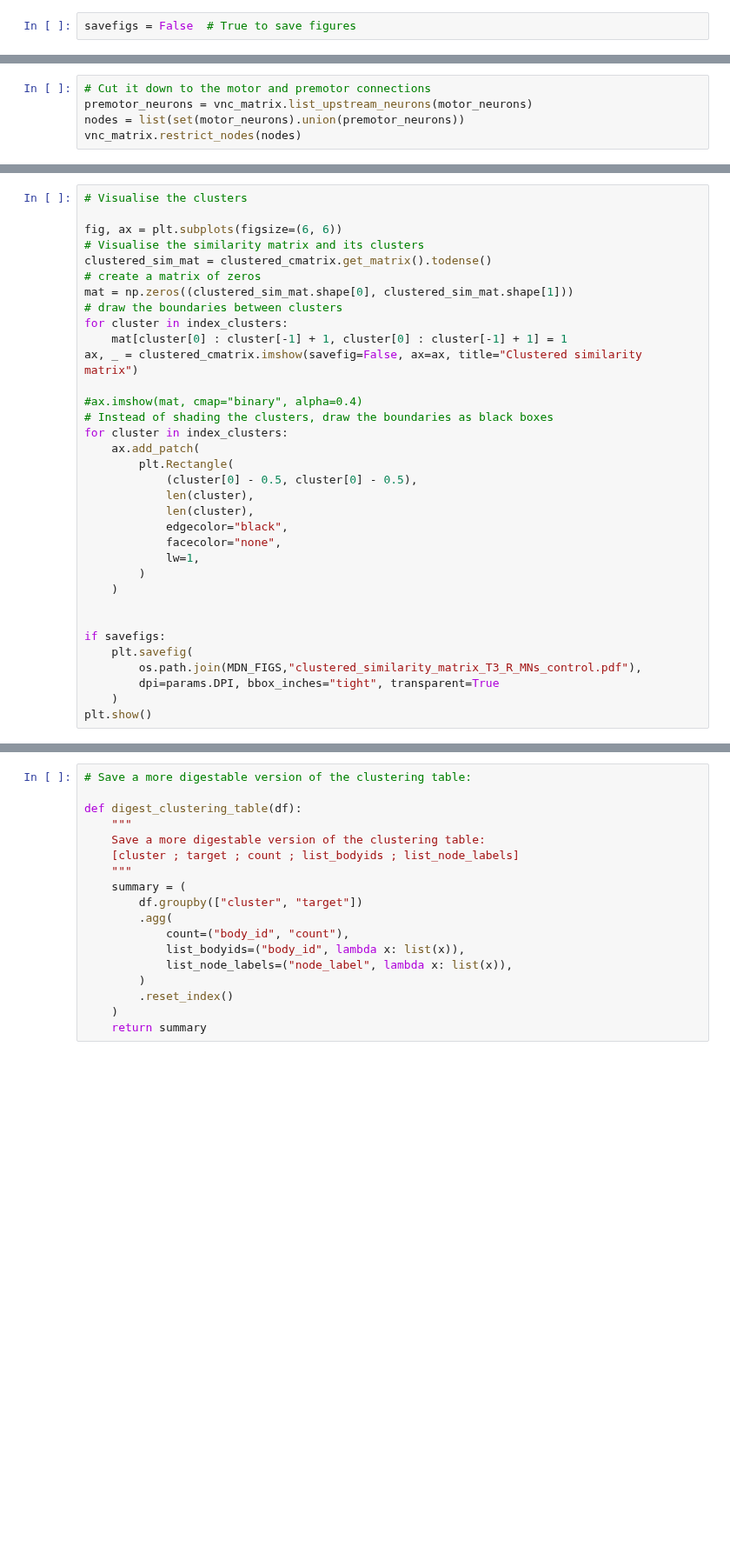
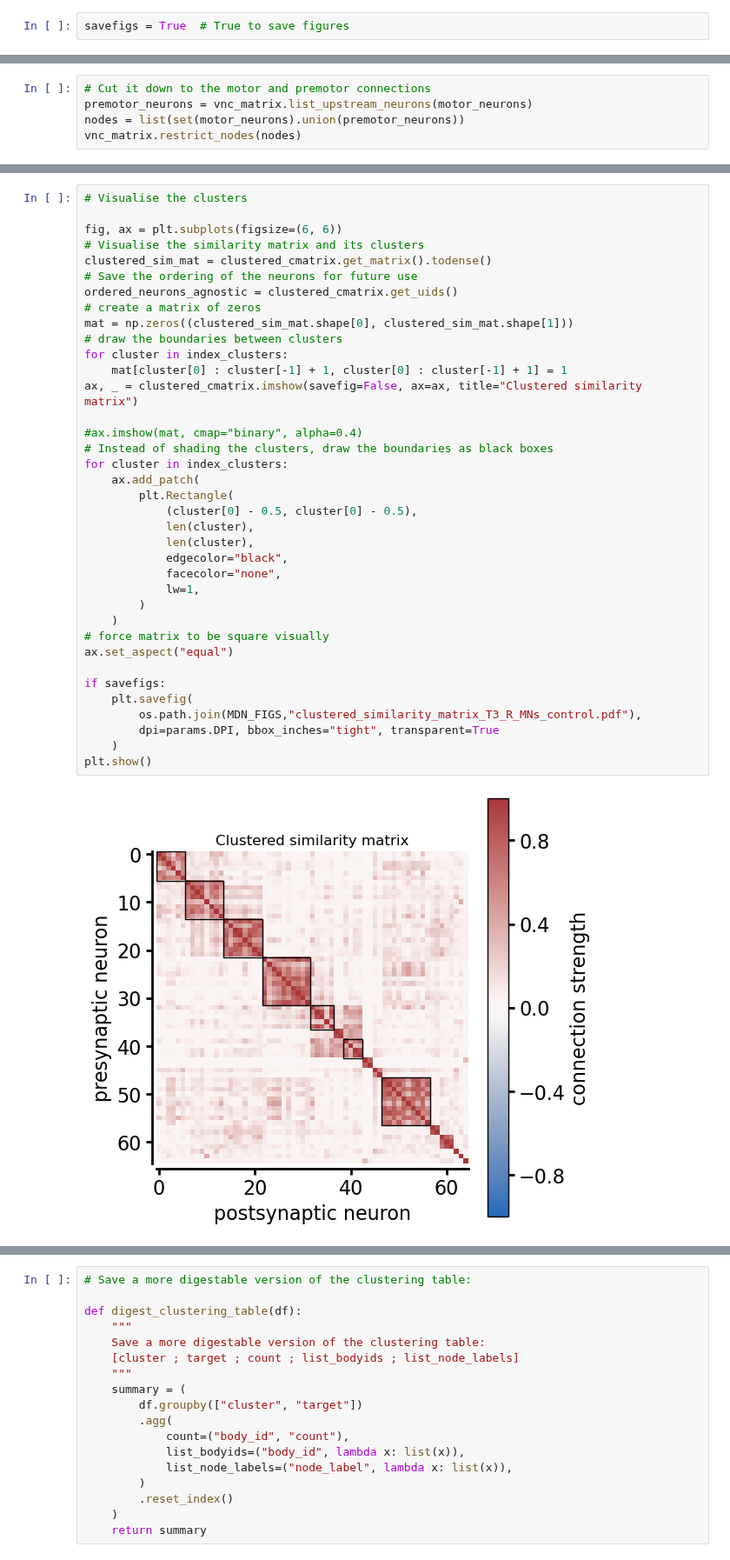
Before and after one commit to NeLy-EPFL/vnc_networks, a Jupyter notebook: scripts/generate_plots/muscle_synergies.ipynb, the cells around one changed output, grey strips where cells are left out. Shown at 87% size. Cells and saved outputs as stored; diff of their text form; blank space fills up the shorter version.

```diff
--- a/scripts/generate_plots/muscle_synergies.ipynb
+++ b/scripts/generate_plots/muscle_synergies.ipynb
@@ -34,7 +35,7 @@ FIG_DIR = MANC(manc_version).get_fig_dir()
 MDN_FIGS = os.path.join(FIG_DIR, MDN_DIR)
 os.makedirs(MDN_FIGS, exist_ok=True)
 # %%
-savefigs = False  # True to save figures
+savefigs = True  # True to save figures
 # %%
 CR = MANC(manc_version)
 split_mdn_vnc = mdn_helper.get_vnc_split_MDNs_by_neuropil(
@@ -156,34 +163,39 @@ vnc_matrix.restrict_nodes(nodes)
 fig, ax = plt.subplots(figsize=(6, 6))
 # Visualise the similarity matrix and its clusters
 clustered_sim_mat = clustered_cmatrix.get_matrix().todense()
+# Save the ordering of the neurons for future use
+ordered_neurons_agnostic = clustered_cmatrix.get_uids()
 # create a matrix of zeros
 mat = np.zeros((clustered_sim_mat.shape[0], clustered_sim_mat.shape[1]))
 # draw the boundaries between clusters
 for cluster in index_clusters:
     mat[cluster[0] : cluster[-1] + 1, cluster[0] : cluster[-1] + 1] = 1
 ax, _ = clustered_cmatrix.imshow(savefig=False, ax=ax, title="Clustered similarity matrix")
 
 #ax.imshow(mat, cmap="binary", alpha=0.4)
 # Instead of shading the clusters, draw the boundaries as black boxes
 for cluster in index_clusters:
     ax.add_patch(
         plt.Rectangle(
             (cluster[0] - 0.5, cluster[0] - 0.5),
             len(cluster),
             len(cluster),
             edgecolor="black",
             facecolor="none",
             lw=1,
         )
     )
-
+# force matrix to be square visually
+ax.set_aspect("equal")
 
 if savefigs:
     plt.savefig(
         os.path.join(MDN_FIGS,"clustered_similarity_matrix_T3_R_MNs_control.pdf"),
         dpi=params.DPI, bbox_inches="tight", transparent=True
     )
 plt.show()
+# %% [output]
+[figure, added]
 # %%
 # Save the clusters
 # create a df with a column for the cluster number, one for the neuron uid, one
```
Also changed, not shown: parts of 29 cells of this notebook, 10 other files.
